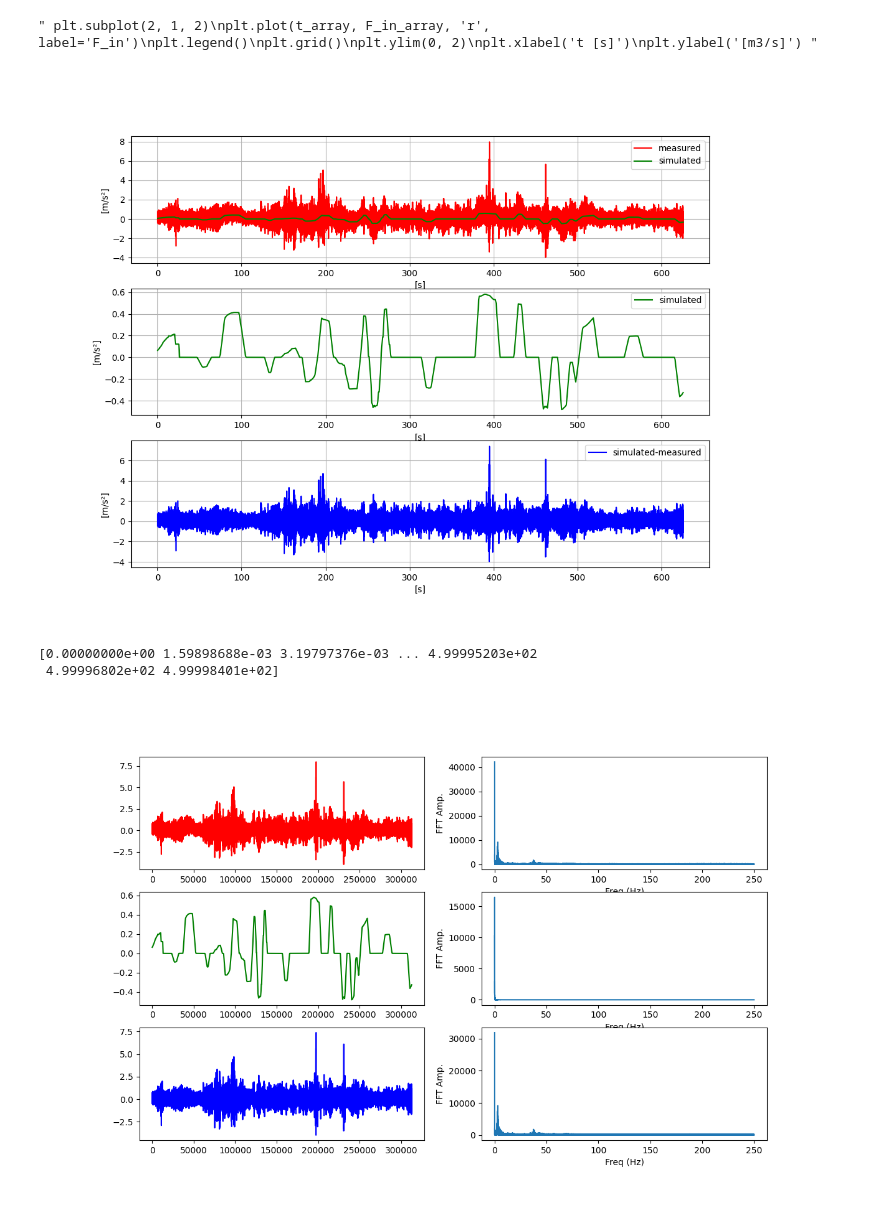
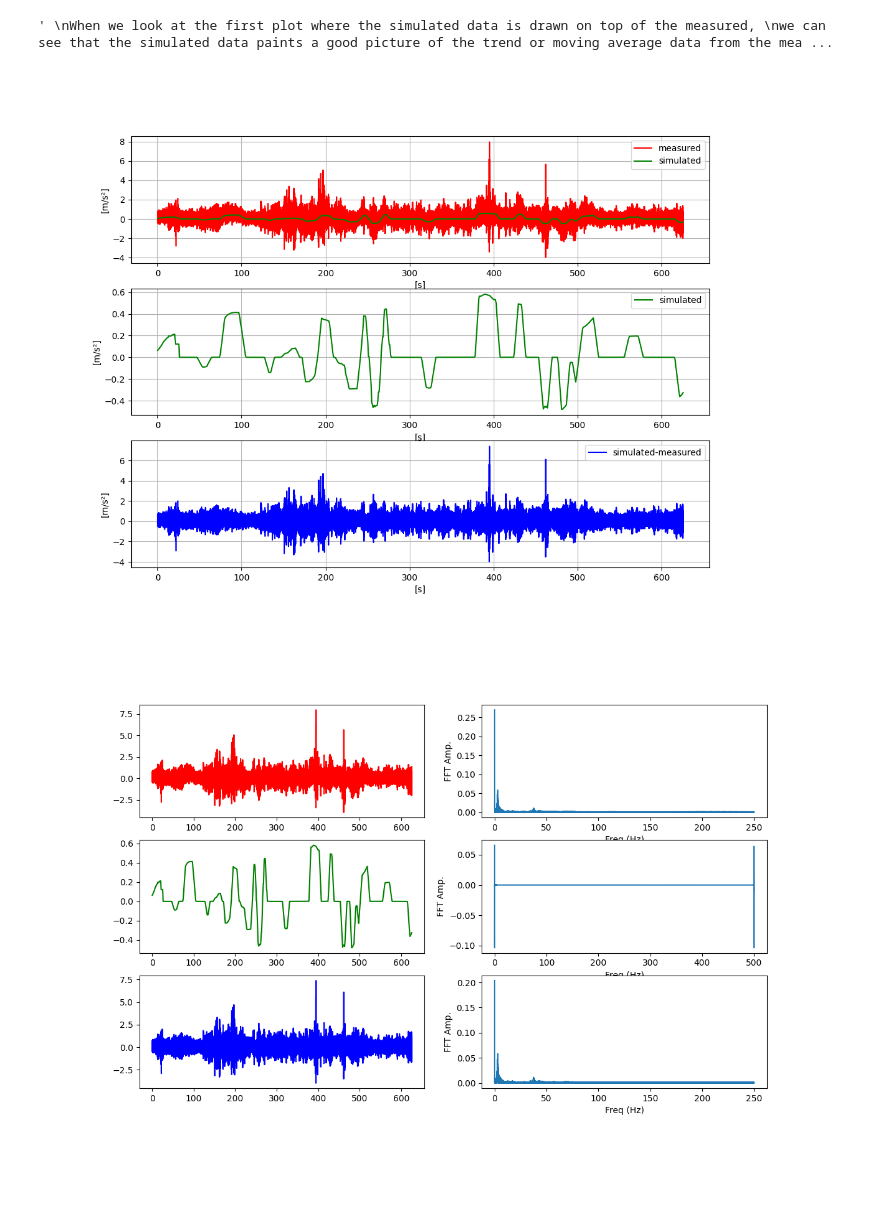
Before and after one commit to larsRikard/Machine-learning-and-sensor-technology, a Jupyter notebook: Assignment 1/Railroad predictive maintenance.ipynb, the cells around one changed output. Drawn from its saved outputs; the diff is of its cells as text; code cells hidden in the pictures; blank space fills up the shorter version.

```diff
--- a/Assignment 1/Railroad predictive maintenance.ipynb
+++ b/Assignment 1/Railroad predictive maintenance.ipynb
@@ -22,9 +22,15 @@ with open(path, 'r') as f:
 # %%
 sample_rate = 500
 dt = 1/sample_rate
-time_array = np.arange(0, len(a_meas)/sample_rate,dt)
+sample_amount = len(a_meas)
+time_array = np.arange(0, sample_amount/sample_rate,dt)
 print(time_array[0])
 print(time_array[-1])
+
+sum = 0;
+for i in range(len(a_meas)):
+    sum += a_meas[i]*dt
+print(sum)
 # %% [output]
 0.0
 625.394
@@ -62,51 +69,50 @@ When subtracting the measured data from the simulated, we should end up with mos
 Since the result of the substraction is not random noise, but still contians some residuals, it is possible these residuals are indicators of non-optimal track conditions.
 """
 # %% [output]
-" plt.subplot(2, 1, 2)\nplt.plot(t_array, F_in_array, 'r', label='F_in')\nplt.legend()\nplt.grid()\nplt.ylim(0, 2)\nplt.xlabel('t [s]')\nplt.ylabel('[m3/s]') "
+' \nWhen we look at the first plot where the simulated data is drawn on top of the measured, \nwe can see that the simulated data paints a good picture of the trend or moving average data from the mea ...
 [figure]
 # %%
 fourier_transform_meas = np.fft.fft(a_meas)
 fourier_transform_sim = np.fft.fft(a_sim)
 fourier_transform_sim_minus_meas = np.fft.fft(a_sim_minus_meas)
-transform_length = np.arange(len(fourier_transform_meas)) #Counting array [0,1,2,...,312 697]
+# Counting array [0,1,2,...,312 697]
+transform_length = np.arange(len(fourier_transform_meas))
 sampling_period = len(fourier_transform_meas)/(sample_rate)
 fourier_frequency = transform_length/sampling_period
-print(fourier_frequency)
 
 plt.close('all')
 plt.figure(figsize=(13, 8))
 
 # measured
 plt.subplot(3, 2, 1)
-plt.plot(a_meas, 'r')
+plt.plot(time_array, a_meas, 'r', label='measured')
 
 plt.subplot(3, 2, 2)
 plt.plot(fourier_frequency[:len(fourier_transform_meas)//2+1],
-         np.abs(fourier_transform_meas[:len(fourier_transform_meas)//2+1]))
+         2.0/sample_amount*np.abs(fourier_transform_meas[:len(fourier_transform_meas)//2+1]))
 plt.xlabel('Freq (Hz)')
 plt.ylabel('FFT Amp.')
 
 # simulated
 plt.subplot(3, 2, 3)
-plt.plot(a_sim, 'g')
+plt.plot(time_array, a_sim, 'g', label='simulated')
 
 plt.subplot(3, 2, 4)
-plt.plot(fourier_frequency[:len(fourier_transform_sim)//2+1],
-         np.abs(fourier_transform_sim[:len(fourier_transform_sim)//2+1]))
+plt.plot(fourier_frequency,
+         2.0/sample_amount*fourier_transform_sim)
 plt.xlabel('Freq (Hz)')
 plt.ylabel('FFT Amp.')
 
-#difference
-plt.subplot(3,2,5)
-plt.plot(a_sim_minus_meas, 'b')
+# difference
+plt.subplot(3, 2, 5)
+plt.plot(time_array, a_sim_minus_meas, 'b', label='simulated-measured')
 
-plt.subplot(3,2,6)
-plt.plot(fourier_frequency[:len(fourier_transform_sim_minus_meas)//2+1], np.abs(fourier_transform_sim_minus_meas[:len(fourier_transform_sim_minus_meas)//2+1]))
+plt.subplot(3, 2, 6)
+plt.plot(fourier_frequency[:len(fourier_transform_sim_minus_meas)//2+1],
+         2.0/sample_amount*np.abs(fourier_transform_sim_minus_meas[:len(fourier_transform_sim_minus_meas)//2+1]))
 plt.xlabel('Freq (Hz)')
 plt.ylabel('FFT Amp.')
 plt.show()
 # %% [output]
-[0.00000000e+00 1.59898688e-03 3.19797376e-03 ... 4.99995203e+02
- 4.99996802e+02 4.99998401e+02]
-[figure, old version]
+[figure, new version]
 # %%
```
Also changed, not shown: parts of 3 cells of this notebook.
